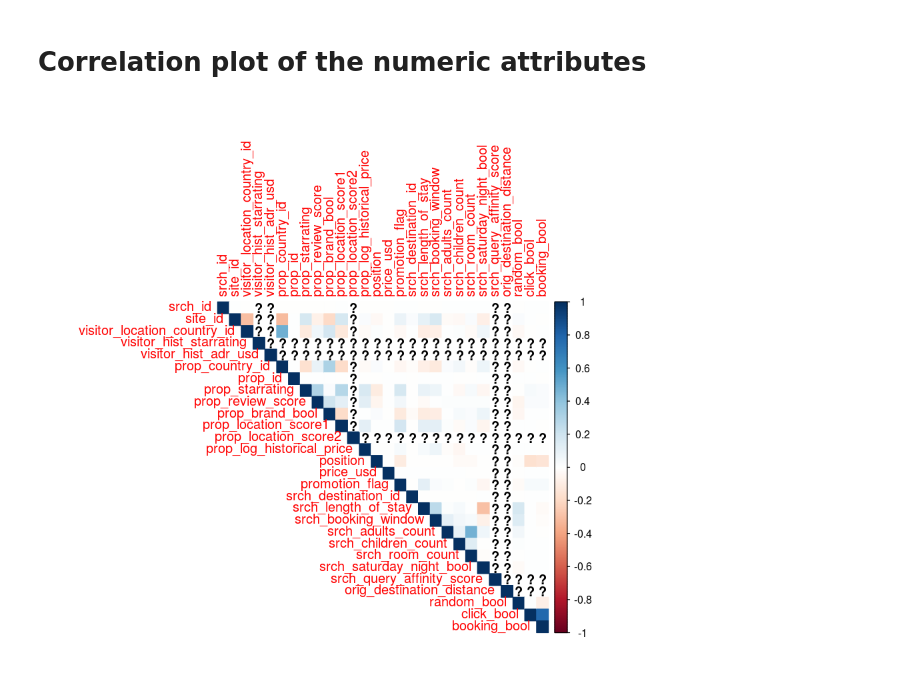
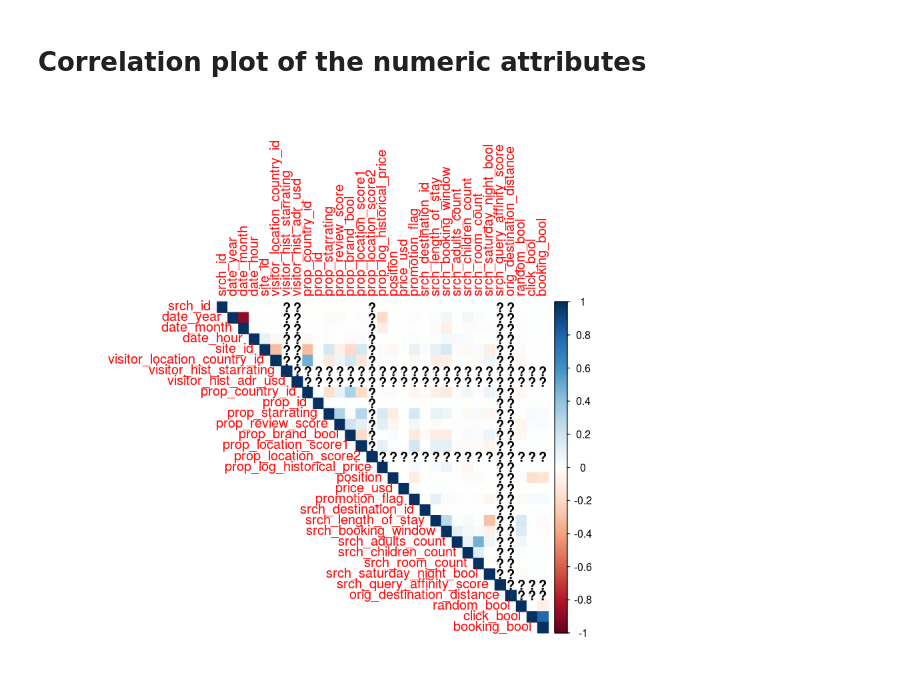
Before and after one commit to silesbu/dmt41, a Jupyter notebook: assignment2/R_analysis_assignment_2.ipynb, the cells around one changed output. Cells and saved outputs as stored; diff of their text form; code cells hidden in the pictures.

Commit message:
date_time decomposed into relevant attributes

```diff
--- a/assignment2/R_analysis_assignment_2.ipynb
+++ b/assignment2/R_analysis_assignment_2.ipynb
@@ -127,0 +140,12 @@ train["prop_review_score"][is.na(train["prop_review_score"])] <- 0
+# %%
+date.strings <- train["date_time"][,]
+
+date <- strptime(date.strings,format="%Y-%m-%d %H:%M:%OS")
+
+date.df <- data.frame(year=as.numeric(format(date,format="%Y")),month=as.numeric(format(date,format="%m")),
+                      day=as.numeric(format(date,format="%d")),hour=as.numeric(format(date,format="%H")),
+                      minute=as.numeric(format(date,format="%M")),second=as.numeric(format(date,format="%OS")))
+
+colnames(date.df) = paste("date_",colnames(date.df),sep="")
+
+head(date.df)
@@ -127,0 +160,12 @@ train["prop_review_score"][is.na(train["prop_review_score"])] <- 0
+# %%
+# Replace date_time with relevant time values
+
+train <- subset(train,select=-date_time)
+
+for (col in c("date_year","date_month","date_hour")){
+    train[,col] <- date.df[col]
+}
+
+num.attr <- length(colnames(train))
+
+train <- train[,colnames(train)[c(1,(num.attr-2):num.attr,2:(num.attr-3))]]
@@ -130,7 +183,7 @@ train["prop_review_score"][is.na(train["prop_review_score"])] <- 0
 # %%
 train.nums <- unlist(lapply(train, is.numeric))
 l.idx <- length(colnames(train))
 
-corrplot(cor(train[colnames(train)[c(1,3:27,l.idx-2,l.idx)]]),method="color",type="upper")
+corrplot(cor(train[colnames(train)[c(1:29,l.idx-2,l.idx)]]),method="color",type="upper")
 # %% [output]
-[figure, old version]
+[figure, new version]
```
Also changed, not shown: parts of 12 cells of this notebook.
